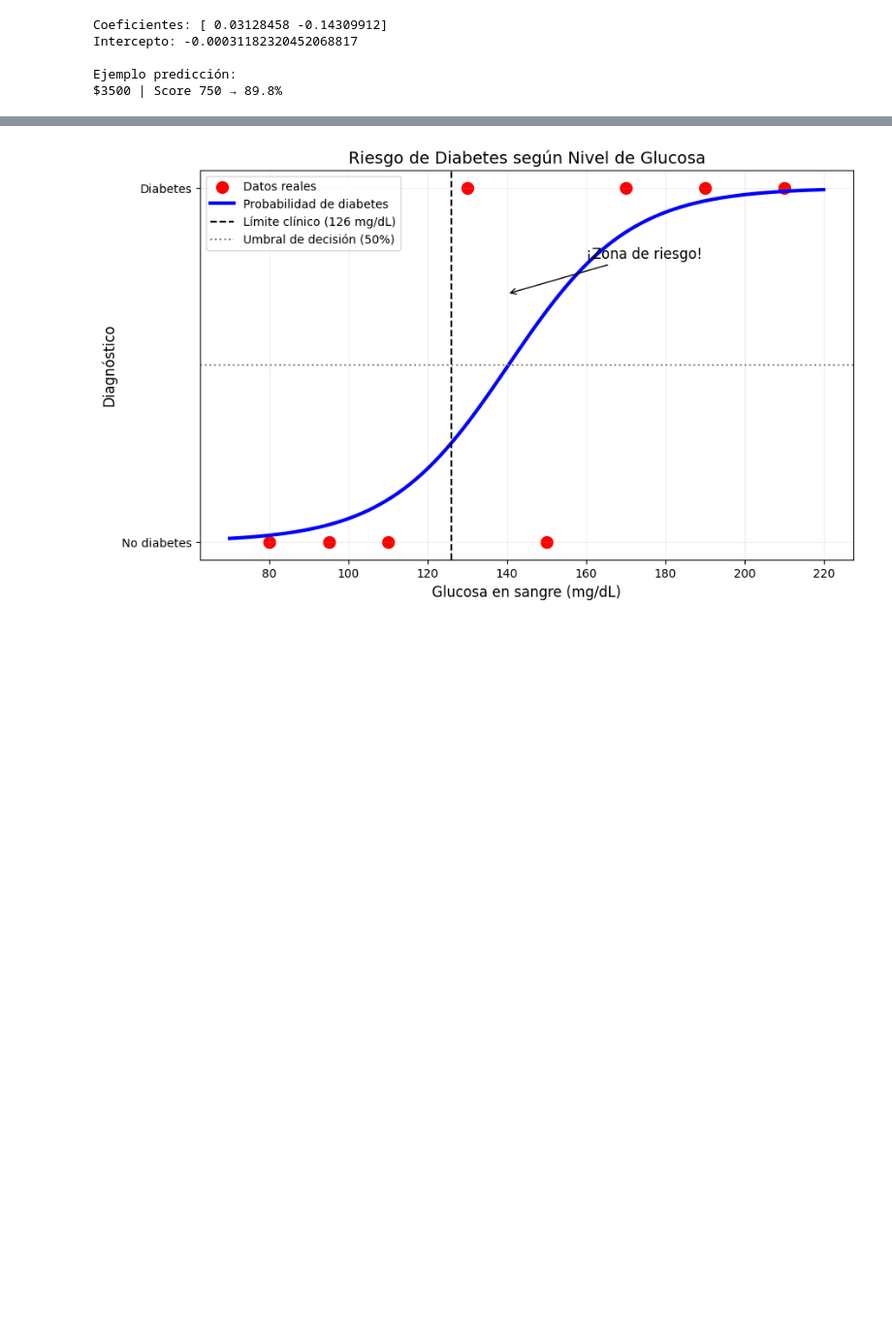
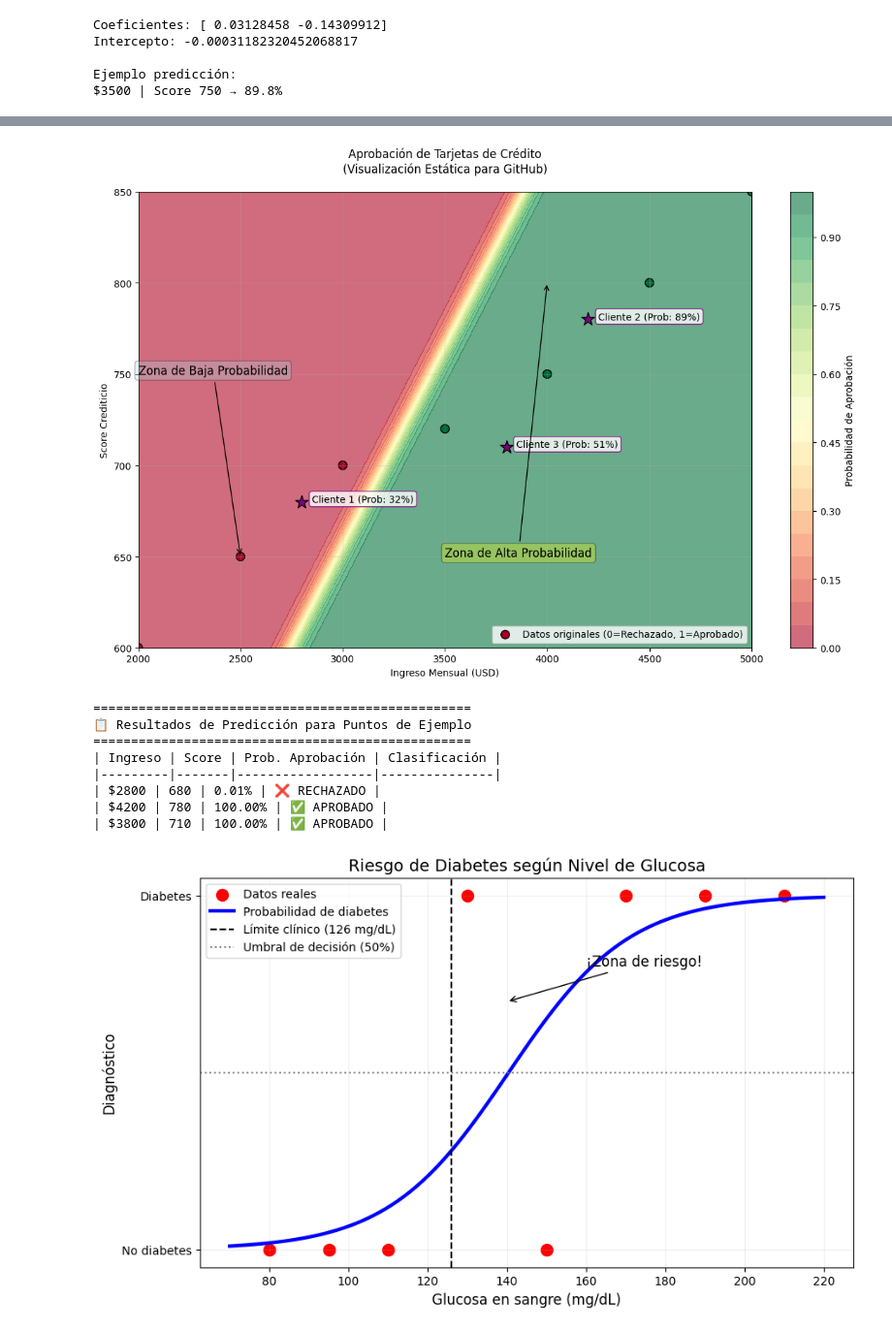
Before and after one commit to Elsamto/Machine-Learning, a Jupyter notebook: GUIA_ML.ipynb, the cells around one changed output, grey strips where cells are left out. Shown at 97% size. Drawn from its saved outputs; the diff is of its cells as text; code cells hidden in the pictures; blank space fills up the shorter version.

```diff
--- a/GUIA_ML.ipynb
+++ b/GUIA_ML.ipynb
@@ -1371,3 +1318,77 @@ plt.show()
+# %%
+import matplotlib.pyplot as plt
+import numpy as np
+
+# Configurar figura
+plt.figure(figsize=(12, 8))
+
+# Crear malla para predicciones
+ingreso_range = np.linspace(2000, 5000, 100)
+score_range = np.linspace(600, 850, 100)
+Ingreso, Score = np.meshgrid(ingreso_range, score_range)
+Z = modelo.predict_proba(np.c_[Ingreso.ravel(), Score.ravel()])[:, 1].reshape(Ingreso.shape)
+
+# Gráfico de contorno
+contour = plt.contourf(Ingreso, Score, Z, levels=20, cmap='RdYlGn', alpha=0.6)
+plt.colorbar(contour, label='Probabilidad de Aprobación')
+
+# Puntos de datos originales
+plt.scatter(X[:, 0], X[:, 1], c=y, s=80, edgecolors='k', cmap='RdYlGn',
+            label='Datos originales (0=Rechazado, 1=Aprobado)')
+
+# Puntos de ejemplo con probabilidades calculadas
+puntos_ejemplo = [
+    (2800, 680, "Cliente 1 (Prob: 32%)"),
+    (4200, 780, "Cliente 2 (Prob: 89%)"),
+    (3800, 710, "Cliente 3 (Prob: 51%)")
+]
+
+for ing, sco, texto in puntos_ejemplo:
+    plt.scatter(ing, sco, s=200, marker='*', color='purple', edgecolor='black')
+    plt.annotate(texto, (ing+50, sco),
+                 bbox=dict(boxstyle="round,pad=0.3", fc="white", ec="purple", alpha=0.8))
+
+# Configuración estética
+plt.title('Aprobación de Tarjetas de Crédito\n(Visualización Estática para GitHub)', pad=20)
+plt.xlabel('Ingreso Mensual (USD)')
+plt.ylabel('Score Crediticio')
+plt.grid(alpha=0.3)
+plt.legend(loc='lower right')
+
+# Añadir explicaciones
+plt.annotate('Zona de Alta Probabilidad', xy=(4000, 800), xytext=(3500, 650),
+             arrowprops=dict(arrowstyle='->', color='black'),
+             fontsize=12, bbox=dict(boxstyle="round,pad=0.3", fc="yellow", alpha=0.3))
+
+plt.annotate('Zona de Baja Probabilidad', xy=(2500, 650), xytext=(2000, 750),
+             arrowprops=dict(arrowstyle='->', color='black'),
+             fontsize=12, bbox=dict(boxstyle="round,pad=0.3", fc="lightblue", alpha=0.3))
+
+plt.tight_layout()
+plt.show()
+
+# ========================
+# 📊 TABLA DE RESULTADOS
+# ========================
+print("\n" + "="*50)
+print("📋 Resultados de Predicción para Puntos de Ejemplo")
+print("="*50)
+print("| Ingreso | Score | Prob. Aprobación | Clasificación |")
+print("|---------|-------|------------------|---------------|")
+for ing, sco, _ in puntos_ejemplo:
+    prob = modelo.predict_proba([[ing, sco]])[0][1]
+    clasificacion = "✅ APROBADO" if prob >= 0.5 else "❌ RECHAZADO"
+    print(f"| ${ing} | {sco} | {prob:.2%} | {clasificacion} |")
+# %% [output]
+[figure, added]
+==================================================
+📋 Resultados de Predicción para Puntos de Ejemplo
+==================================================
+| Ingreso | Score | Prob. Aprobación | Clasificación |
+|---------|-------|------------------|---------------|
+| $2800 | 680 | 0.01% | ❌ RECHAZADO |
+| $4200 | 780 | 100.00% | ✅ APROBADO |
+| $3800 | 710 | 100.00% | ✅ APROBADO |
 # %%
 import numpy as np
 import matplotlib.pyplot as plt
```
Also changed, not shown: parts of 1 cell of this notebook.
